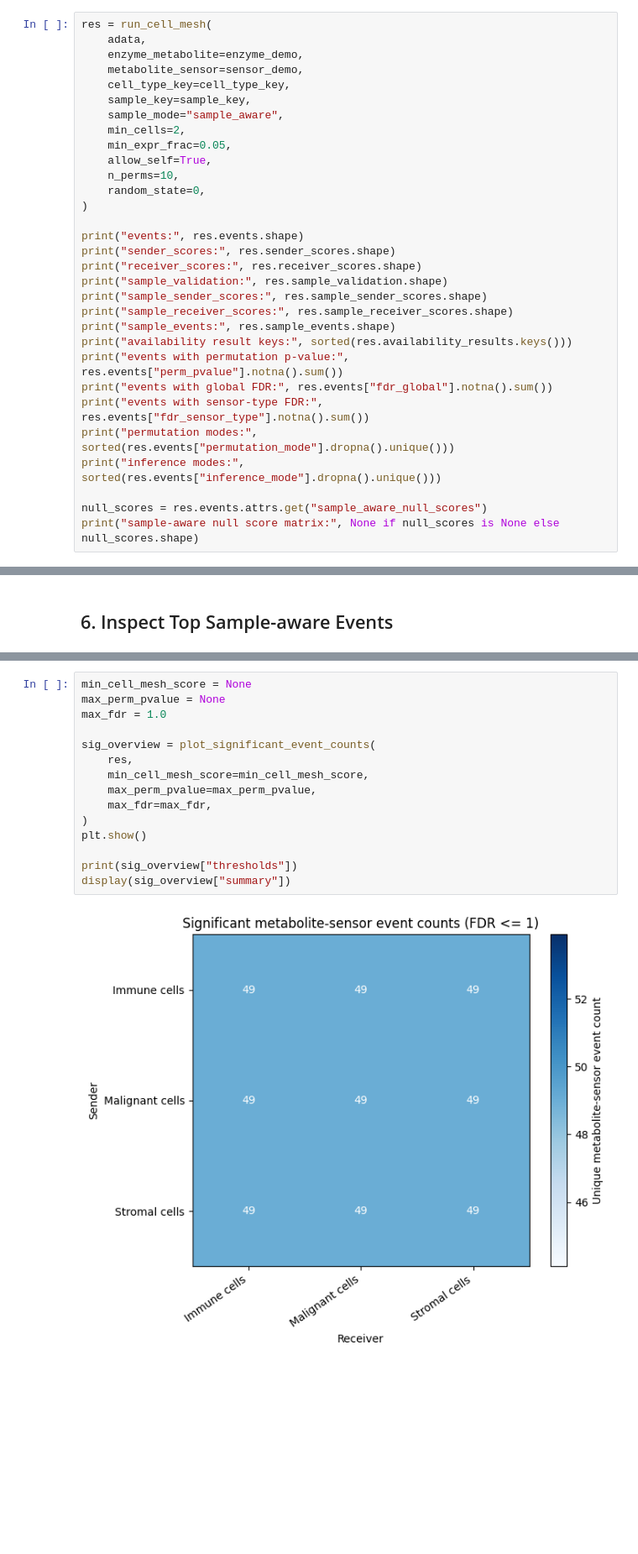
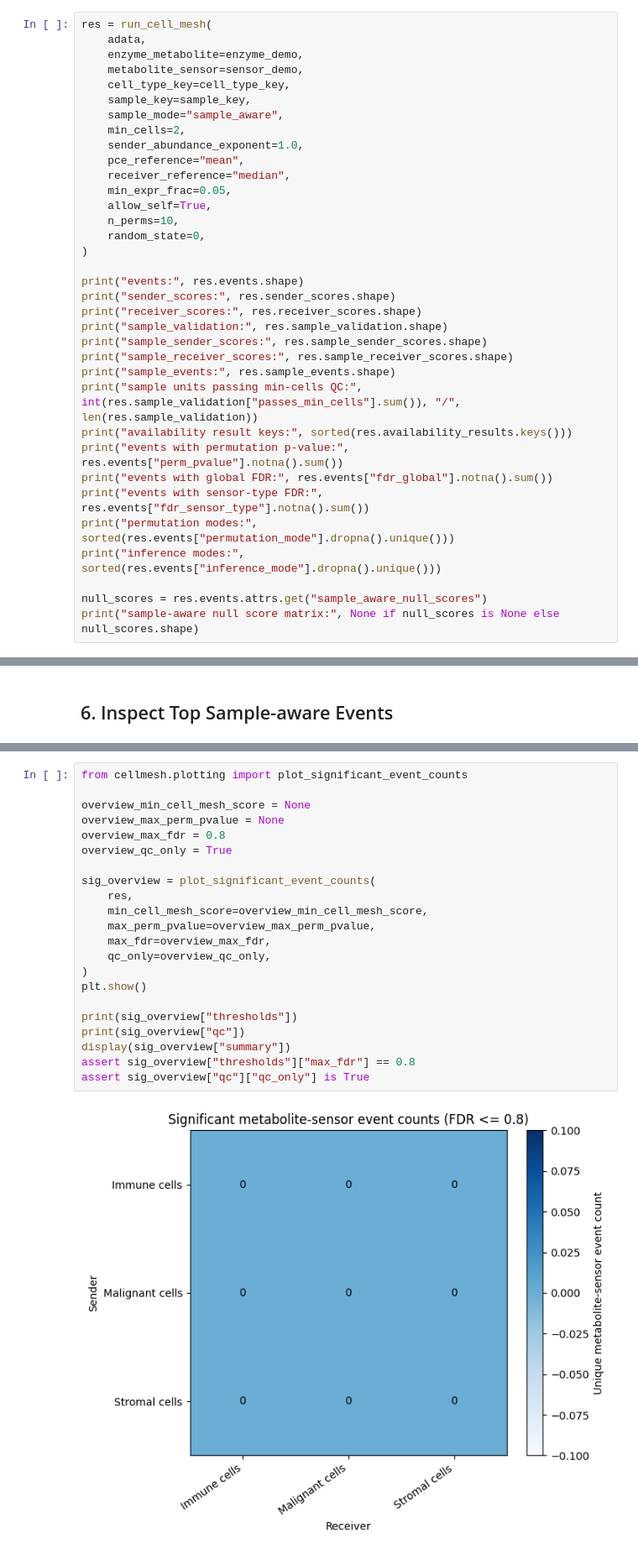
Before and after one commit to libmelo/CellMESH, a Jupyter notebook: examples/demo_HNSC_sample_aware_workflow.ipynb, the cells around one changed output, grey strips where cells are left out. Shown at 84% size. Drawn from its saved outputs; the diff is of its cells as text; blank space fills up the shorter version.

```diff
--- a/examples/demo_HNSC_sample_aware_workflow.ipynb
+++ b/examples/demo_HNSC_sample_aware_workflow.ipynb
@@ -164,6 +169,9 @@ res = run_cell_mesh(
     sample_key=sample_key,
     sample_mode="sample_aware",
     min_cells=2,
+    sender_abundance_exponent=1.0,
+    pce_reference="mean",
+    receiver_reference="median",
     min_expr_frac=0.05,
     allow_self=True,
     n_perms=10,
@@ -177,6 +185,7 @@ print("sample_validation:", res.sample_validation.shape)
 print("sample_sender_scores:", res.sample_sender_scores.shape)
 print("sample_receiver_scores:", res.sample_receiver_scores.shape)
 print("sample_events:", res.sample_events.shape)
+print("sample units passing min-cells QC:", int(res.sample_validation["passes_min_cells"].sum()), "/", len(res.sample_validation))
 print("availability result keys:", sorted(res.availability_results.keys()))
 print("events with permutation p-value:", res.events["perm_pvalue"].notna().sum())
 print("events with global FDR:", res.events["fdr_global"].notna().sum())
@@ -375,17 +472,24 @@ This reuses the standard global event count plot. For this small sample-aware de
 # %%
-min_cell_mesh_score = None
-max_perm_pvalue = None
-max_fdr = 1.0
+from cellmesh.plotting import plot_significant_event_counts
+
+overview_min_cell_mesh_score = None
+overview_max_perm_pvalue = None
+overview_max_fdr = 0.8
+overview_qc_only = True
 
 sig_overview = plot_significant_event_counts(
     res,
-    min_cell_mesh_score=min_cell_mesh_score,
-    max_perm_pvalue=max_perm_pvalue,
-    max_fdr=max_fdr,
+    min_cell_mesh_score=overview_min_cell_mesh_score,
+    max_perm_pvalue=overview_max_perm_pvalue,
+    max_fdr=overview_max_fdr,
+    qc_only=overview_qc_only,
 )
 plt.show()
 
 print(sig_overview["thresholds"])
+print(sig_overview["qc"])
 display(sig_overview["summary"])
+assert sig_overview["thresholds"]["max_fdr"] == 0.8
+assert sig_overview["qc"]["qc_only"] is True
 # %% [output]
-[figure, old version]
+[figure, new version]
```
Also changed, not shown: parts of 19 cells of this notebook, 29 other files.
